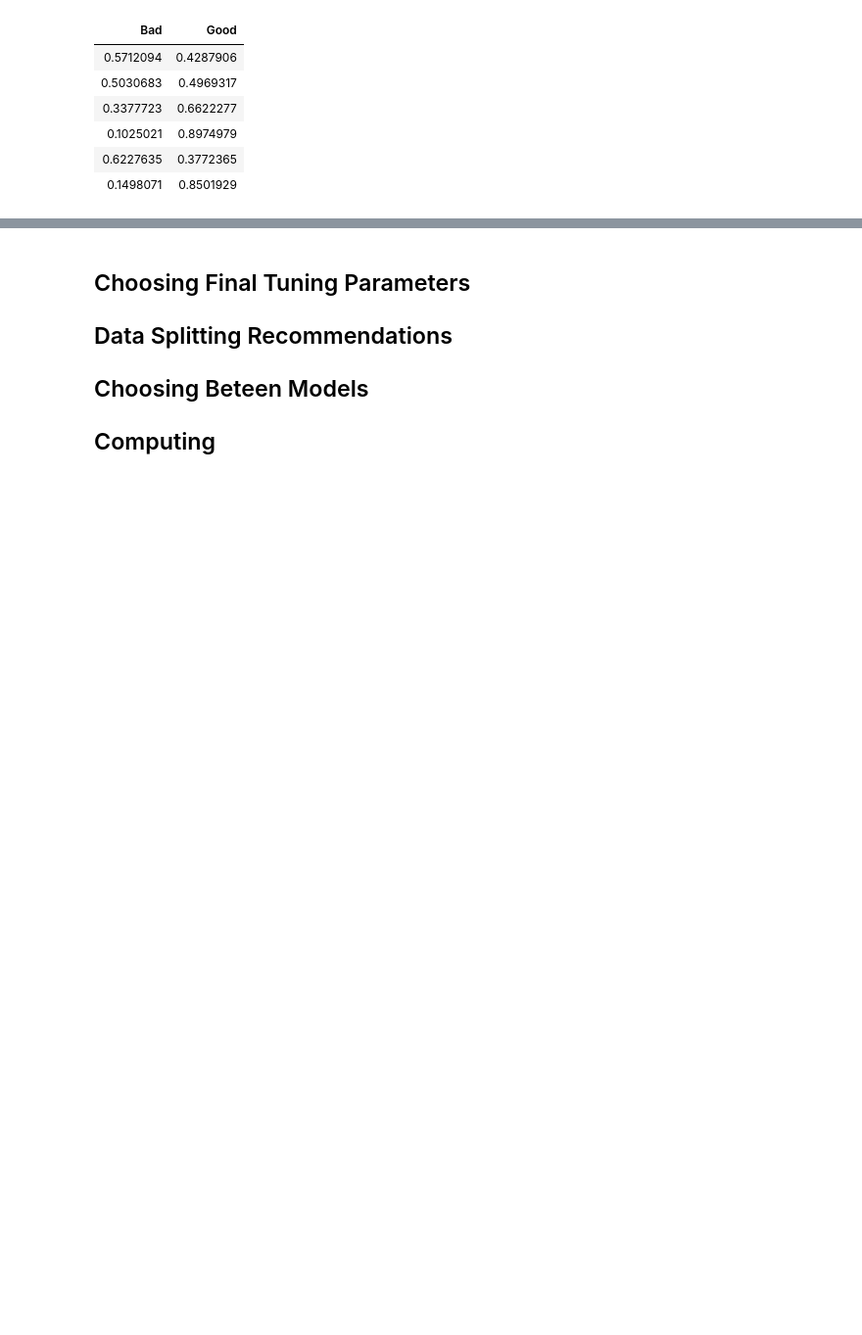
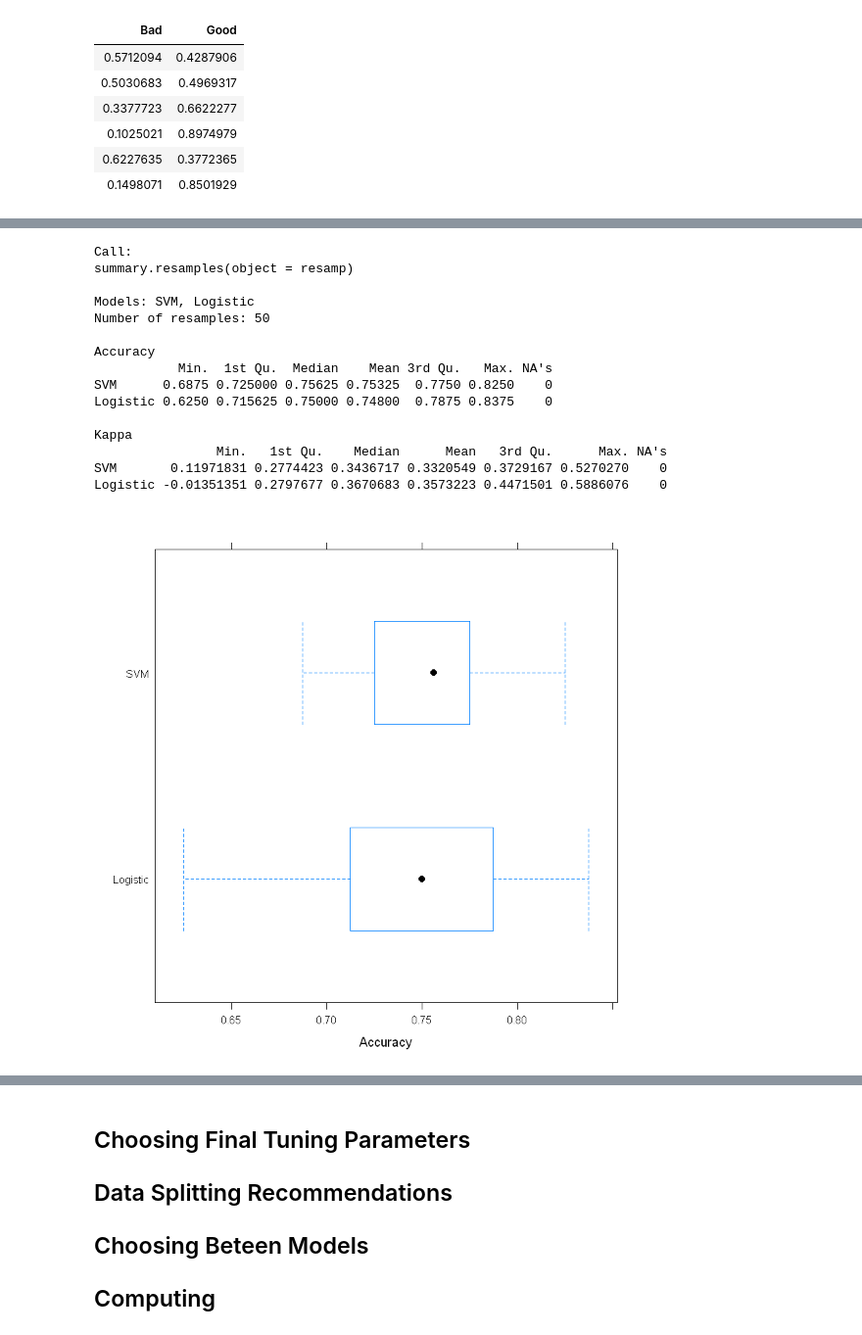
Before and after one commit to Randallzoeng/BookClub, a Jupyter notebook: AppliedPredictiveModeling/Chap. 4 Over-Fitting and Model Tuning.ipynb, the cells around one changed output, grey strips where cells are left out. Shown at 98% size. Cells and saved outputs as stored; diff of their text form; code cells hidden in the pictures; blank space fills up the shorter version.

```diff
--- a/AppliedPredictiveModeling/Chap. 4 Over-Fitting and Model Tuning.ipynb
+++ b/AppliedPredictiveModeling/Chap. 4 Over-Fitting and Model Tuning.ipynb
@@ -126,3 +132,10 @@ head(pred_cls)
 | 0.1025021 | 0.8974979 |
 | 0.6227635 | 0.3772365 |
 | 0.1498071 | 0.8501929 |
+# %%
+#Between-model comparisons
+set.seed(1056)
+fit_lgt <- train(Class~.,data = trn,method = "glm",
+                trControl=trainControl(method = "repeatedcv",repeats = 5))
+
+fit_lgt
@@ -128,0 +156,21 @@ head(pred_cls)
+# %%
+resamp <- resamples(list(SVM=fit_svm,Logistic=fit_lgt))
+summary(resamp)
+bwplot(resamp,metric = "Accuracy")
+# %% [output]
+Call:
+summary.resamples(object = resamp)
+
+Models: SVM, Logistic
+Number of resamples: 50
+
+Accuracy
+           Min.  1st Qu.  Median    Mean 3rd Qu.   Max. NA's
+SVM      0.6875 0.725000 0.75625 0.75325  0.7750 0.8250    0
+Logistic 0.6250 0.715625 0.75000 0.74800  0.7875 0.8375    0
+
+Kappa
+                Min.   1st Qu.    Median      Mean   3rd Qu.      Max. NA's
+SVM       0.11971831 0.2774423 0.3436717 0.3320549 0.3729167 0.5270270    0
+Logistic -0.01351351 0.2797677 0.3670683 0.3573223 0.4471501 0.5886076    0
+[figure, added]
```
Also changed, not shown: parts of 8 cells of this notebook.
